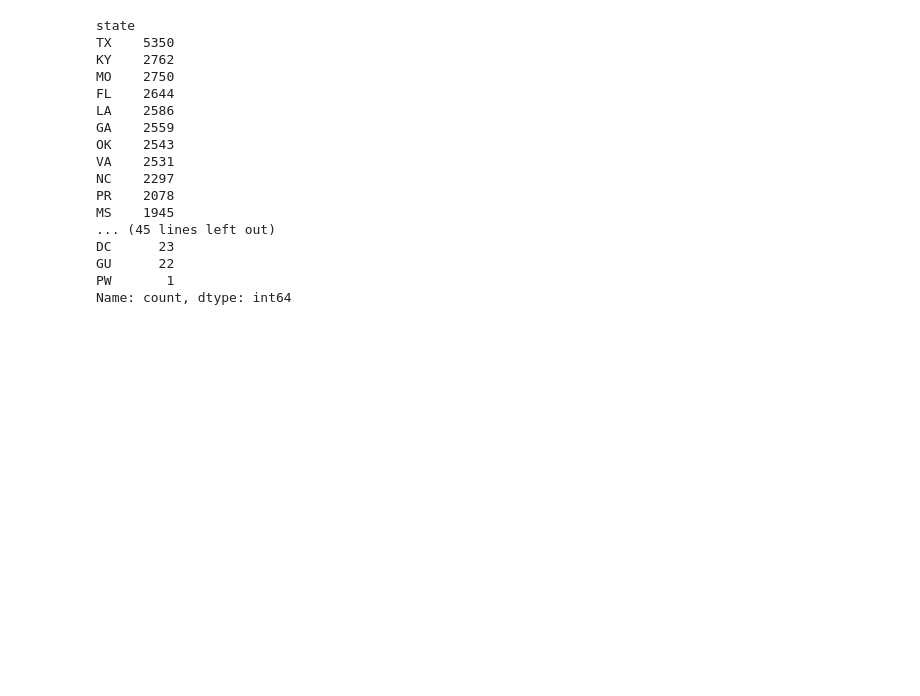
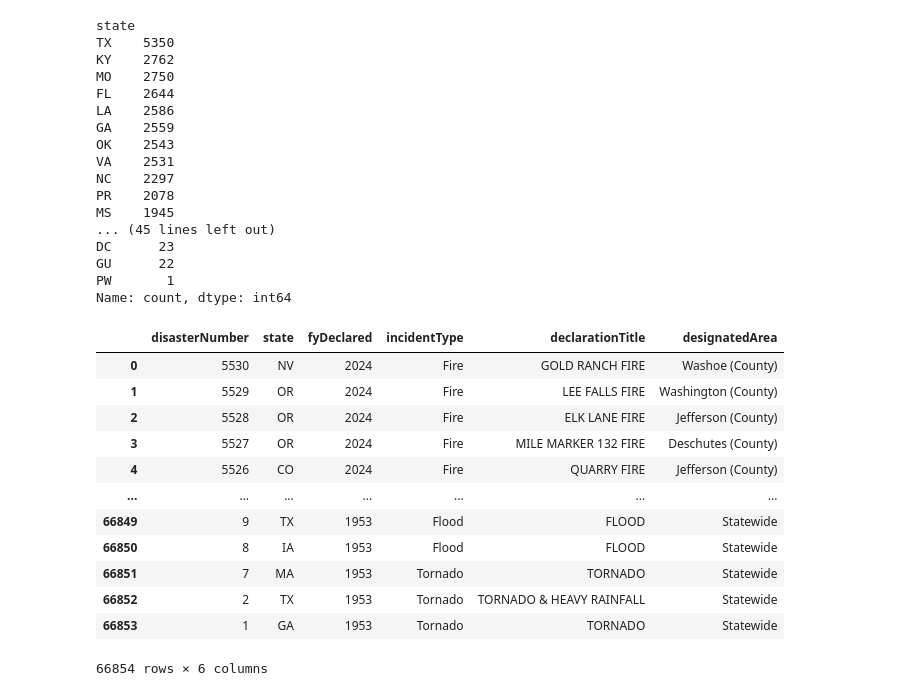
Before and after one commit to CtheFink/Math485, a Jupyter notebook: Project 1 - Johnsen Fink.ipynb, the cells around one changed output. Saved outputs shown, nothing was run; the diff lists cells and outputs as text; code cells hidden in the pictures; blank space fills up the shorter version.

```diff
--- a/Project 1 - Johnsen Fink.ipynb
+++ b/Project 1 - Johnsen Fink.ipynb
@@ -48,3 +48,25 @@ DC      23
 GU      22
 PW       1
 Name: count, dtype: int64
+# %%
+columns_to_drop = ['femaDeclarationString',
+                'declarationType', 'declarationDate', 'ihProgramDeclared', 'iaProgramDeclared',
+                'paProgramDeclared', 'hmProgramDeclared', 'incidentBeginDate', 'incidentEndDate',
+                'disasterCloseoutDate', 'tribalRequest', 'fipsStateCode', 'fipsCountyCode', 'declarationRequestNumber',
+                'placeCode', 'lastIAFilingDate', 'incidentId', 'region', 'designatedIncidentTypes', 'lastRefresh',
+                'hash', 'id']
+df.drop(columns=columns_to_drop)
+# %% [output]
+|  | disasterNumber | state | fyDeclared | incidentType | declarationTitle | designatedArea |
+| 0 | 5530 | NV | 2024 | Fire | GOLD RANCH FIRE | Washoe (County) |
+| 1 | 5529 | OR | 2024 | Fire | LEE FALLS FIRE | Washington (County) |
+| 2 | 5528 | OR | 2024 | Fire | ELK LANE FIRE | Jefferson (County) |
+| 3 | 5527 | OR | 2024 | Fire | MILE MARKER 132 FIRE | Deschutes (County) |
+| 4 | 5526 | CO | 2024 | Fire | QUARRY FIRE | Jefferson (County) |
+| ... | ... | ... | ... | ... | ... | ... |
+| 66849 | 9 | TX | 1953 | Flood | FLOOD | Statewide |
+| 66850 | 8 | IA | 1953 | Flood | FLOOD | Statewide |
+| 66851 | 7 | MA | 1953 | Tornado | TORNADO | Statewide |
+| 66852 | 2 | TX | 1953 | Tornado | TORNADO & HEAVY RAINFALL | Statewide |
+| 66853 | 1 | GA | 1953 | Tornado | TORNADO | Statewide |
+66854 rows × 6 columns
```
Also changed, not shown: parts of 2 cells of this notebook.
